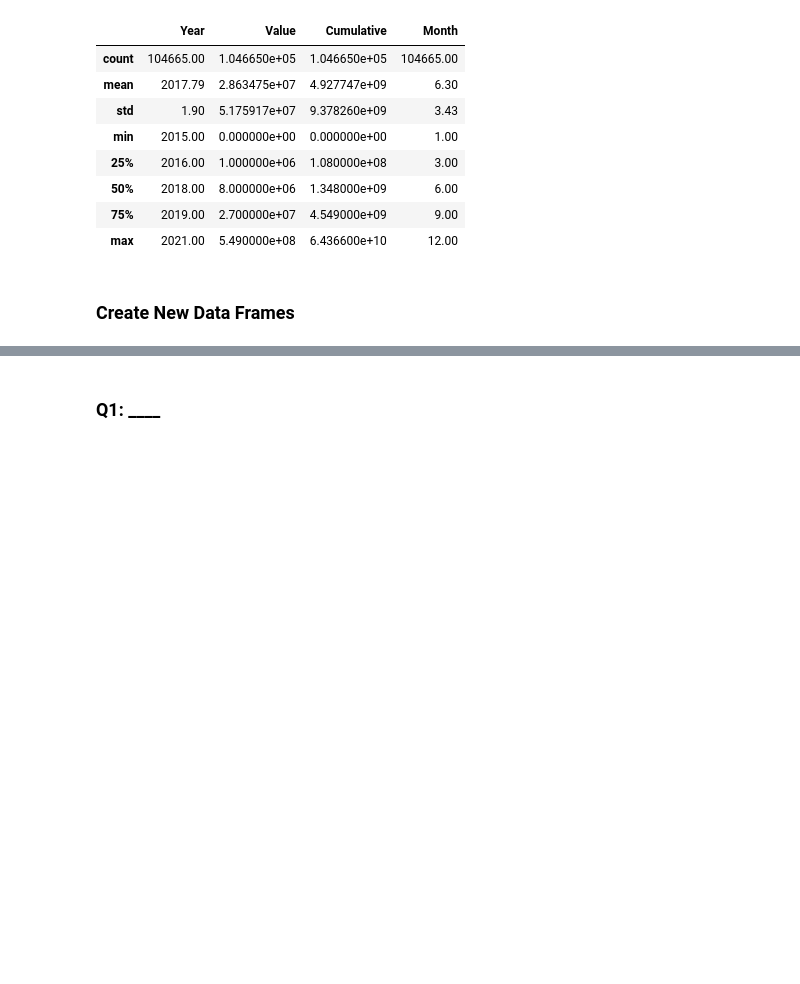
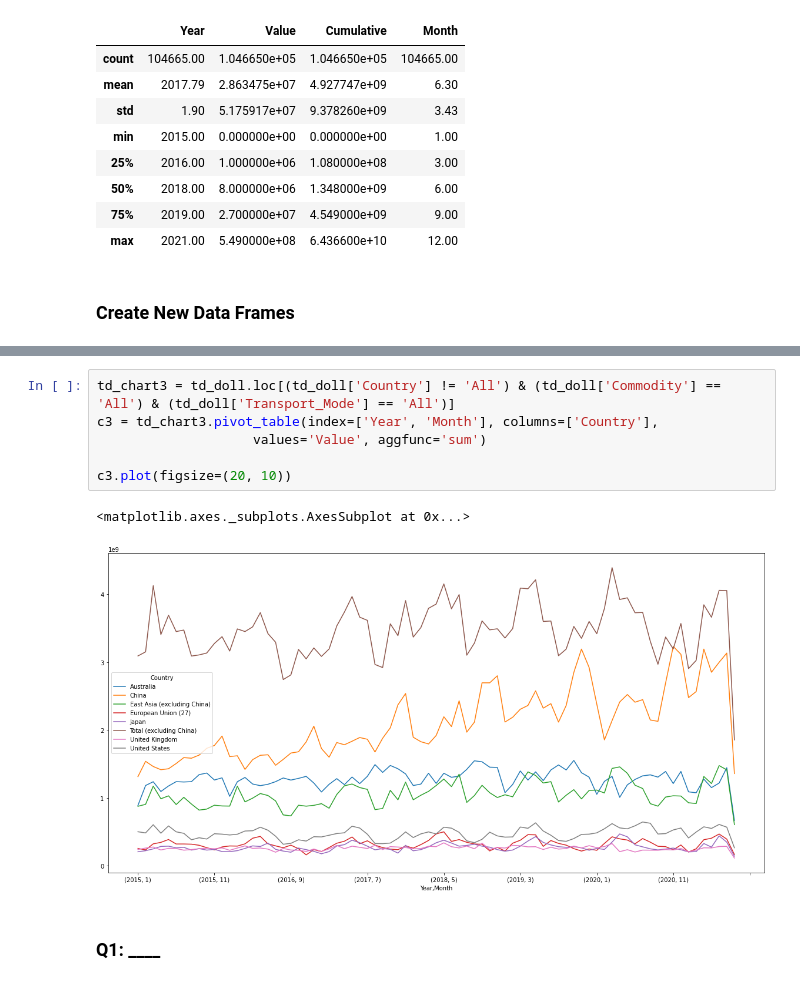
Before and after one commit to patrickjhaggerty/DATA_6505_Final, a Jupyter notebook: Data_6505_Final_Project_Workbook.ipynb, the cells around one changed output, grey strips where cells are left out. Saved outputs shown, nothing was run; the diff lists cells and outputs as text; blank space fills up the shorter version.

```diff
--- a/Data_6505_Final_Project_Workbook.ipynb
+++ b/Data_6505_Final_Project_Workbook.ipynb
@@ -261,3 +282,12 @@ The data appears to only have one of Country/Commodity/Transport mode at a time,
+# %%
+td_chart3 = td_doll.loc[(td_doll['Country'] != 'All') & (td_doll['Commodity'] == 'All') & (td_doll['Transport_Mode'] == 'All')]
+c3 = td_chart3.pivot_table(index=['Year', 'Month'], columns=['Country'],
+                    values='Value', aggfunc='sum')
+
+c3.plot(figsize=(20, 10))
+# %% [output]
+<matplotlib.axes._subplots.AxesSubplot at 0x...>
+[figure, added]
 # %% [markdown]
 ### Q1: ____
 # %% [markdown]
```
Also changed, not shown: parts of 5 cells of this notebook.
